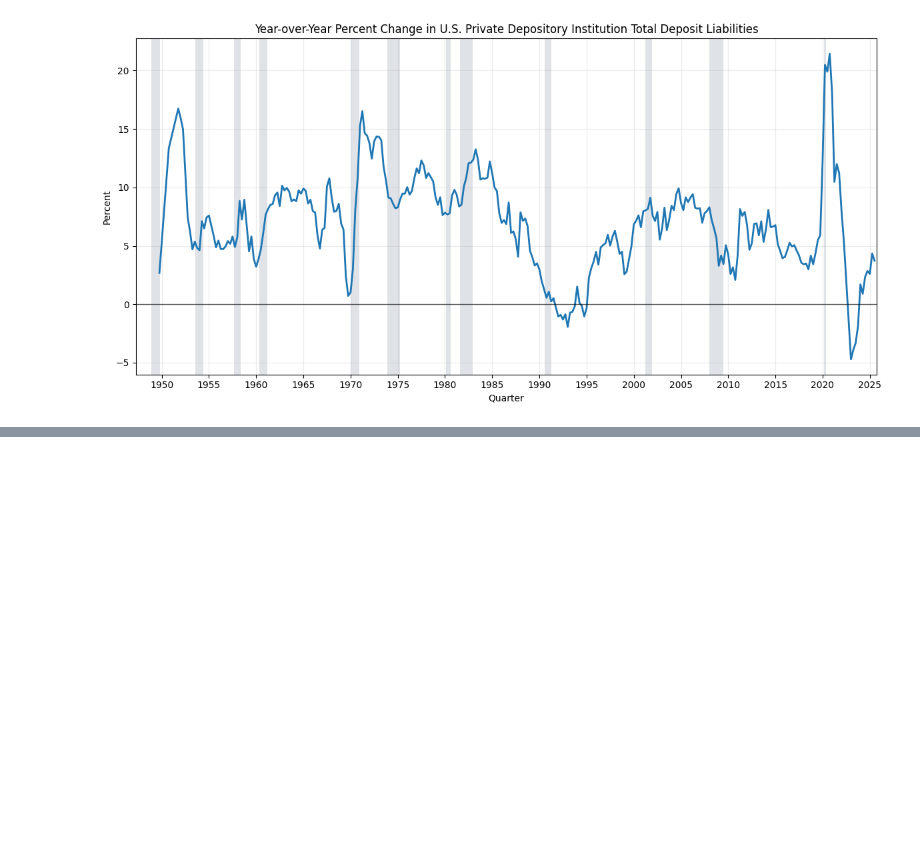
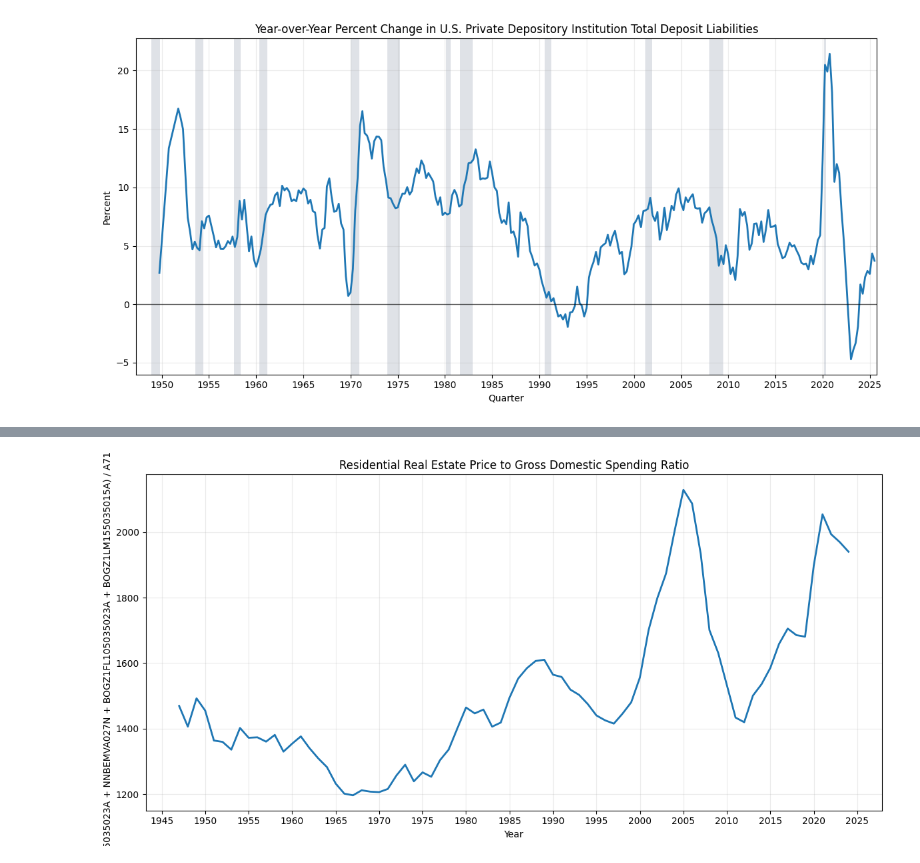
Before and after one commit to dkofma60/Personal-Macro-Research, a Jupyter notebook: Essay_1.ipynb, the cells around one changed output, grey strips where cells are left out. Cells and saved outputs as stored; diff of their text form; code cells hidden in the pictures; blank space fills up the shorter version.

Commit message:
Add updated GDP ratio plots

```diff
--- a/Essay_1.ipynb
+++ b/Essay_1.ipynb
@@ -586,0 +490,85 @@ plt.show()
+# %%
+import pandas as pd
+import matplotlib.pyplot as plt
+import matplotlib.dates as mdates
+
+if "fred_series" not in globals():
+    def fred_series(series_id: str) -> pd.DataFrame:
+        url = f"https://fred.stlouisfed.org/graph/fredgraph.csv?id={series_id}"
+        df = pd.read_csv(url)
+        df.columns = [str(c).strip().lstrip("\ufeff") for c in df.columns]
+
+        date_col = "DATE" if "DATE" in df.columns else df.columns[0]
+        df[date_col] = pd.to_datetime(df[date_col], errors="coerce")
+        if df[date_col].isna().all():
+            raise ValueError(
+                f"FRED response for {series_id} does not contain a parseable date column. "
+                f"Columns: {list(df.columns)}"
+            )
+        df = df.set_index(date_col)
+
+        if series_id in df.columns:
+            data_col = series_id
+        else:
+            candidate_cols = [c for c in df.columns if c != date_col]
+            if not candidate_cols:
+                raise ValueError(
+                    f"FRED response for {series_id} has no data column. Columns: {list(df.columns)}"
+                )
+            data_col = candidate_cols[0]
+
+        df[series_id] = pd.to_numeric(df[data_col], errors="coerce")
+        return df[[series_id]]
+
+
+def to_annual(df: pd.DataFrame) -> pd.DataFrame:
+    out = df.copy()
+    out.index = out.index.to_period("Y")
+    return out.groupby(level=0).mean()
+
+
+BOGZ1FL165035023A = to_annual(fred_series("BOGZ1FL165035023A"))
+NNBEMVA027N = to_annual(fred_series("NNBEMVA027N"))
+BOGZ1FL105035023A = to_annual(fred_series("BOGZ1FL105035023A"))
+BOGZ1LM155035015A = to_annual(fred_series("BOGZ1LM155035015A"))
+A712RC1A027NBEA = to_annual(fred_series("A712RC1A027NBEA"))
+
+rre_ratio_df = pd.concat(
+    [
+        BOGZ1FL165035023A,
+        NNBEMVA027N,
+        BOGZ1FL105035023A,
+        BOGZ1LM155035015A,
+        A712RC1A027NBEA,
+    ],
+    axis=1,
+).dropna()
+rre_ratio_df = rre_ratio_df[rre_ratio_df["A712RC1A027NBEA"] != 0]
+rre_ratio_df["RRE_Price_to_GDS_Ratio"] = (
+    rre_ratio_df["BOGZ1FL165035023A"]
+    + rre_ratio_df["NNBEMVA027N"]
+    + rre_ratio_df["BOGZ1FL105035023A"]
+    + rre_ratio_df["BOGZ1LM155035015A"]
+) / rre_ratio_df["A712RC1A027NBEA"]
+
+start_y = pd.Period("1947", freq="Y")
+end_y = pd.Period("2024", freq="Y")
+rre_price_to_gds_ratio = rre_ratio_df.loc[start_y:end_y, "RRE_Price_to_GDS_Ratio"].dropna()
+
+plot = rre_price_to_gds_ratio.copy()
+plot.index = plot.index.to_timestamp(how="start")
+
+fig, ax = plt.subplots(figsize=(12, 6))
+ax.plot(plot.index, plot.values, color="#1f77b4", linewidth=2)
+ax.set_title("Residential Real Estate Price to Gross Domestic Spending Ratio")
+ax.set_xlabel("Year")
+ax.set_ylabel(
+    "(BOGZ1FL165035023A + NNBEMVA027N + BOGZ1FL105035023A + BOGZ1LM155035015A) / A712RC1A027NBEA"
+)
+ax.grid(alpha=0.25)
+ax.xaxis.set_major_locator(mdates.YearLocator(5))
+ax.xaxis.set_major_formatter(mdates.DateFormatter("%Y"))
+plt.tight_layout()
+plt.show()
+# %% [output]
+[figure, added]
```
Also changed, not shown: parts of 3 cells of this notebook.
